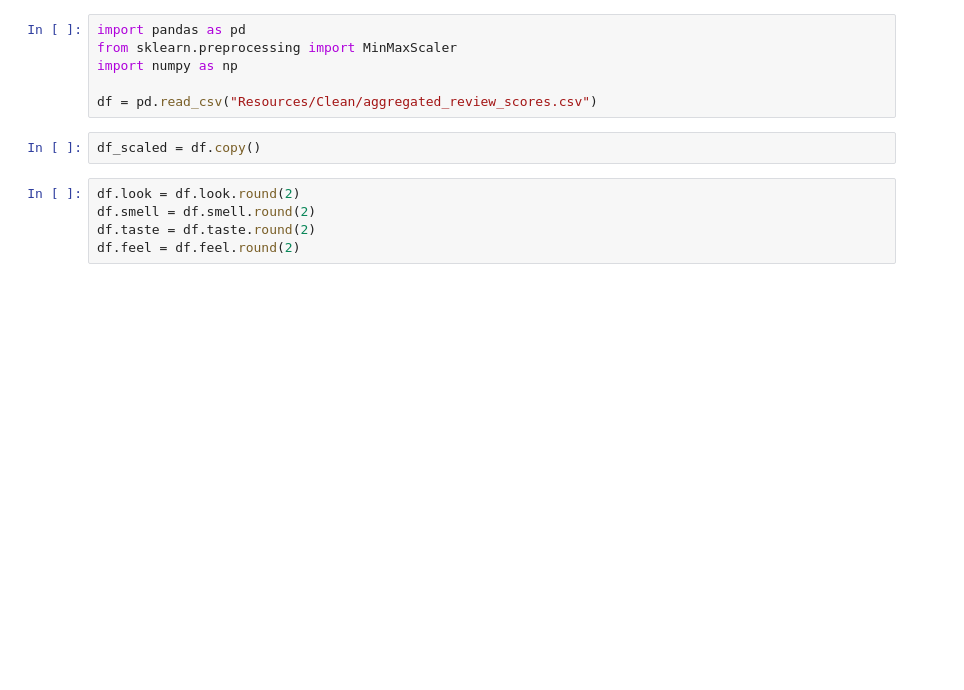
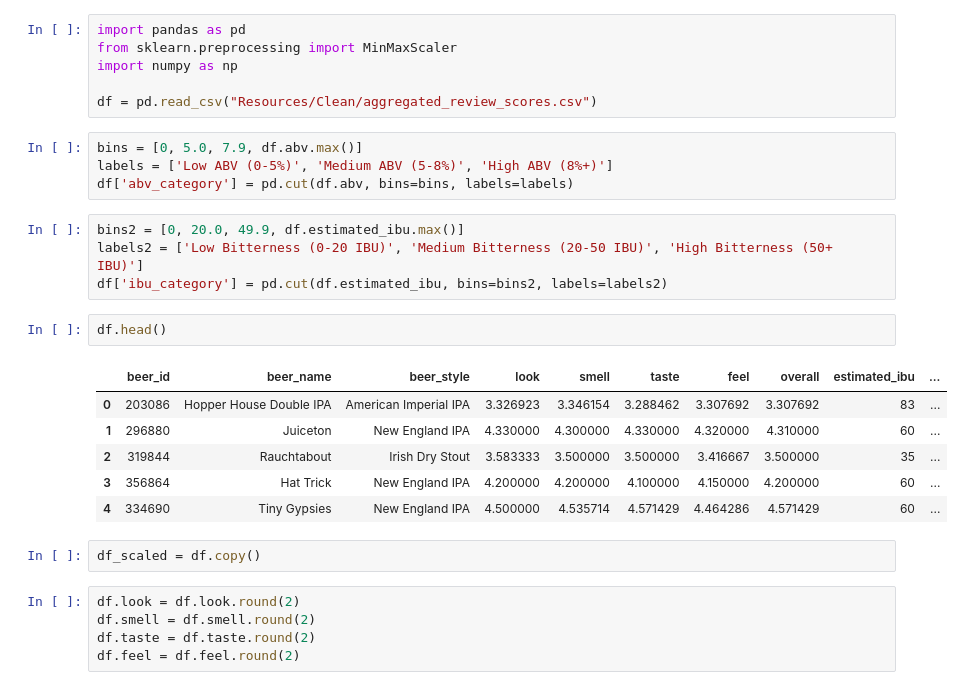
Before and after one commit to WilliamDHughes/smu_project4_beer_reviews, a Jupyter notebook: Beer Recommender Final.ipynb, the cells around one changed output. Drawn from its saved outputs; the diff is of its cells as text; blank space fills up the shorter version.

```diff
--- a/Beer Recommender Final.ipynb
+++ b/Beer Recommender Final.ipynb
@@ -4,6 +4,23 @@ from sklearn.preprocessing import MinMaxScaler
 import numpy as np
 
 df = pd.read_csv("Resources/Clean/aggregated_review_scores.csv")
+# %%
+bins = [0, 5.0, 7.9, df.abv.max()]
+labels = ['Low ABV (0-5%)', 'Medium ABV (5-8%)', 'High ABV (8%+)']
+df['abv_category'] = pd.cut(df.abv, bins=bins, labels=labels)
+# %%
+bins2 = [0, 20.0, 49.9, df.estimated_ibu.max()]
+labels2 = ['Low Bitterness (0-20 IBU)', 'Medium Bitterness (20-50 IBU)', 'High Bitterness (50+ IBU)']
+df['ibu_category'] = pd.cut(df.estimated_ibu, bins=bins2, labels=labels2)
+# %%
+df.head()
+# %% [output]
+|  | beer_id | beer_name | beer_style | look | smell | taste | feel | overall | estimated_ibu | ... |
+| 0 | 203086 | Hopper House Double IPA | American Imperial IPA | 3.326923 | 3.346154 | 3.288462 | 3.307692 | 3.307692 | 83 | ... |
+| 1 | 296880 | Juiceton | New England IPA | 4.330000 | 4.300000 | 4.330000 | 4.320000 | 4.310000 | 60 | ... |
+| 2 | 319844 | Rauchtabout | Irish Dry Stout | 3.583333 | 3.500000 | 3.500000 | 3.416667 | 3.500000 | 35 | ... |
+| 3 | 356864 | Hat Trick | New England IPA | 4.200000 | 4.200000 | 4.100000 | 4.150000 | 4.200000 | 60 | ... |
+| 4 | 334690 | Tiny Gypsies | New England IPA | 4.500000 | 4.535714 | 4.571429 | 4.464286 | 4.571429 | 60 | ... |
 # %%
 df_scaled = df.copy()
 # %%
```
Also changed, not shown: parts of 6 cells of this notebook.
